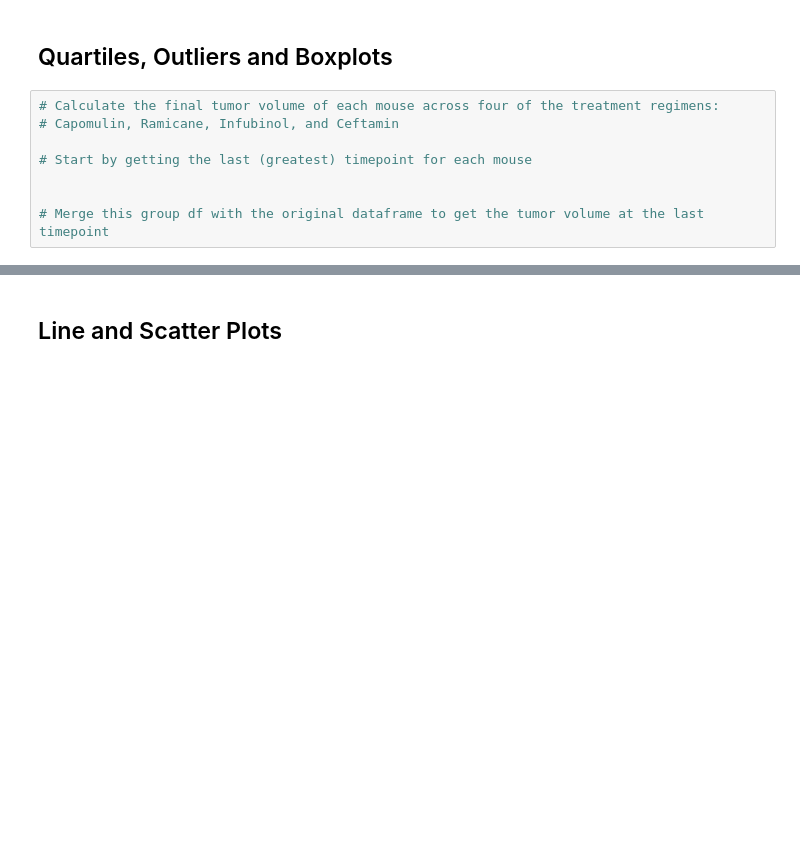
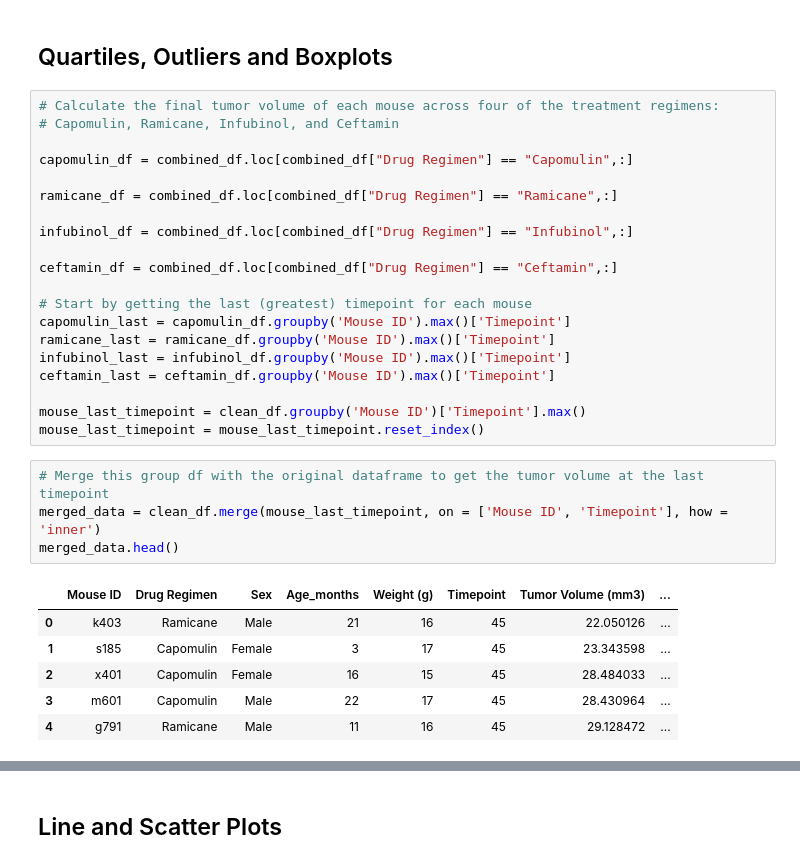
Before and after one commit to nickkyklausng/matplotlib-hw, a Jupyter notebook: 02-Homework_05-Matplotlib_Instructions_Pymaceuticals_pymaceuticals_starter.ipynb, the cells around one changed output, grey strips where cells are left out. Drawn from its saved outputs; the diff is of its cells as text; blank space fills up the shorter version.

```diff
--- a/02-Homework_05-Matplotlib_Instructions_Pymaceuticals_pymaceuticals_starter.ipynb
+++ b/02-Homework_05-Matplotlib_Instructions_Pymaceuticals_pymaceuticals_starter.ipynb
@@ -75,13 +308,36 @@ total_mice
 # %% [markdown]
 ## Quartiles, Outliers and Boxplots
+# %%
+# Calculate the final tumor volume of each mouse across four of the treatment regimens:
+# Capomulin, Ramicane, Infubinol, and Ceftamin
+
+capomulin_df = combined_df.loc[combined_df["Drug Regimen"] == "Capomulin",:]
+
+ramicane_df = combined_df.loc[combined_df["Drug Regimen"] == "Ramicane",:]
+
+infubinol_df = combined_df.loc[combined_df["Drug Regimen"] == "Infubinol",:]
+
+ceftamin_df = combined_df.loc[combined_df["Drug Regimen"] == "Ceftamin",:]
+
+# Start by getting the last (greatest) timepoint for each mouse
+capomulin_last = capomulin_df.groupby('Mouse ID').max()['Timepoint']
+ramicane_last = ramicane_df.groupby('Mouse ID').max()['Timepoint']
+infubinol_last = infubinol_df.groupby('Mouse ID').max()['Timepoint']
+ceftamin_last = ceftamin_df.groupby('Mouse ID').max()['Timepoint']
+
+mouse_last_timepoint = clean_df.groupby('Mouse ID')['Timepoint'].max()
+mouse_last_timepoint = mouse_last_timepoint.reset_index()
 # %%
-# Calculate the final tumor volume of each mouse across four of the treatment regimens:
-# Capomulin, Ramicane, Infubinol, and Ceftamin
-
-# Start by getting the last (greatest) timepoint for each mouse
-
-
 # Merge this group df with the original dataframe to get the tumor volume at the last timepoint
+merged_data = clean_df.merge(mouse_last_timepoint, on = ['Mouse ID', 'Timepoint'], how = 'inner')
+merged_data.head()
+# %% [output]
+|  | Mouse ID | Drug Regimen | Sex | Age_months | Weight (g) | Timepoint | Tumor Volume (mm3) | ... |
+| 0 | k403 | Ramicane | Male | 21 | 16 | 45 | 22.050126 | ... |
+| 1 | s185 | Capomulin | Female | 3 | 17 | 45 | 23.343598 | ... |
+| 2 | x401 | Capomulin | Female | 16 | 15 | 45 | 28.484033 | ... |
+| 3 | m601 | Capomulin | Male | 22 | 17 | 45 | 28.430964 | ... |
+| 4 | g791 | Ramicane | Male | 11 | 16 | 45 | 29.128472 | ... |
 # %%
 # Put treatments into a list for for loop (and later for plot labels)
 
```
Also changed, not shown: parts of 35 cells of this notebook, 3 other files.
